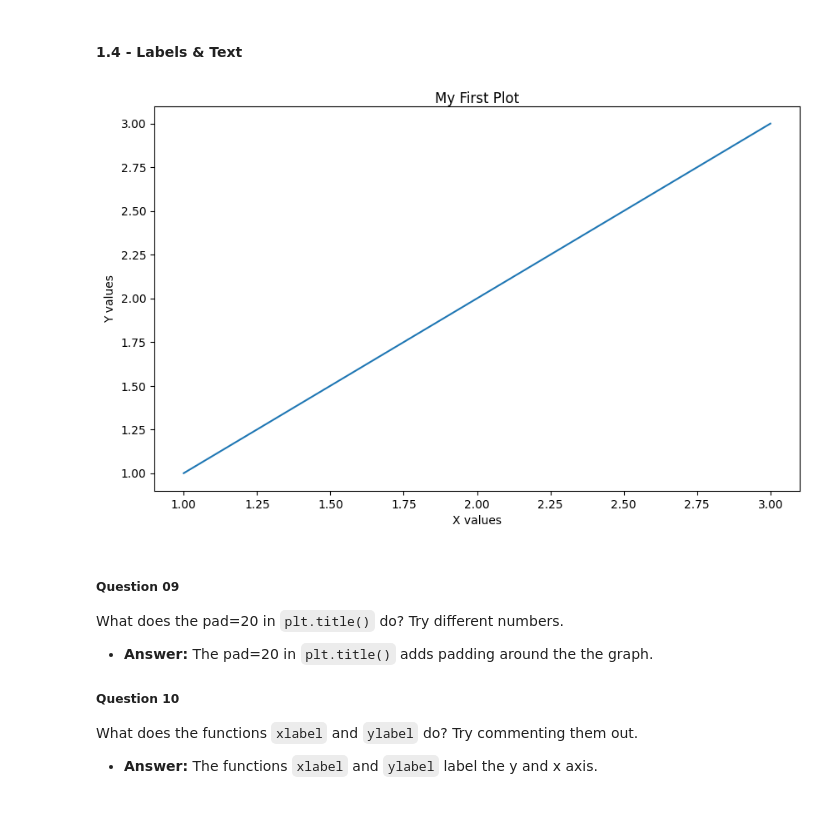
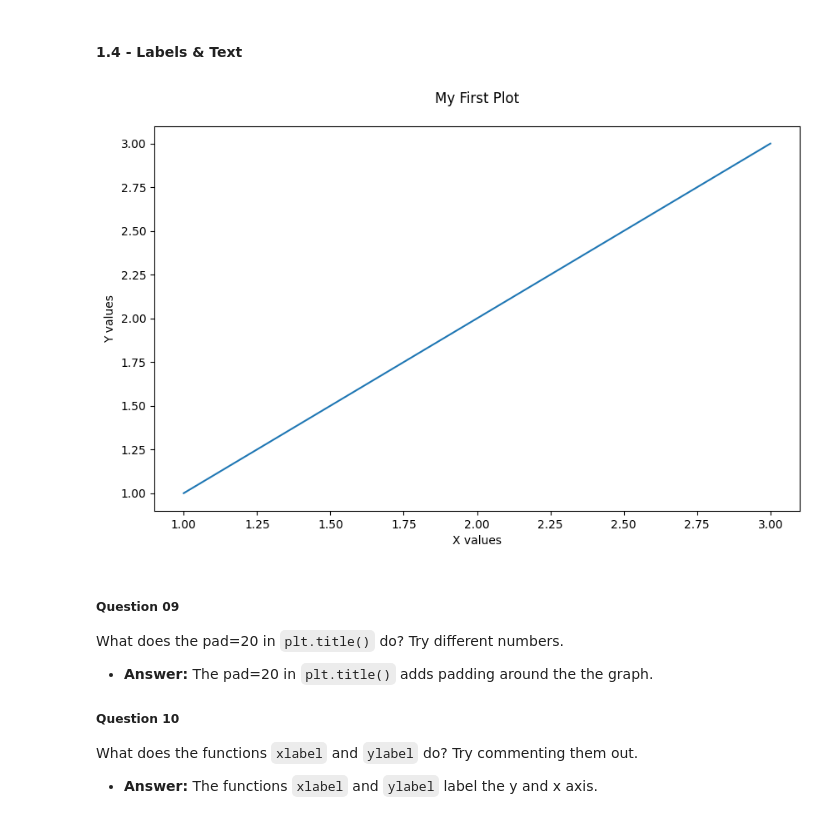
Before and after one commit to leidoe07/unit-3-data-science, a Jupyter notebook: 00_intro.ipynb, the cells around one changed output. Cells and saved outputs as stored; diff of their text form; code cells hidden in the pictures.

```diff
--- a/00_intro.ipynb
+++ b/00_intro.ipynb
@@ -186,12 +186,12 @@ What did we change in our `plt.plot()` functions to modify the style of a line?
 # %%
 plt.figure(figsize=(10, 6))
 plt.plot([1, 2, 3], [1, 2, 3])
-plt.title('My First Plot', pad=1)
+plt.title('My First Plot', pad=20)
 plt.xlabel('X values')
 plt.ylabel('Y values')
 plt.show()
 # %% [output]
-[figure, old version]
+[figure, new version]
 # %% [markdown]
 ##### Question 09
 What does the pad=20 in `plt.title()` do? Try different numbers.
```
Also changed, not shown: parts of 9 cells of this notebook, 3 other files.
